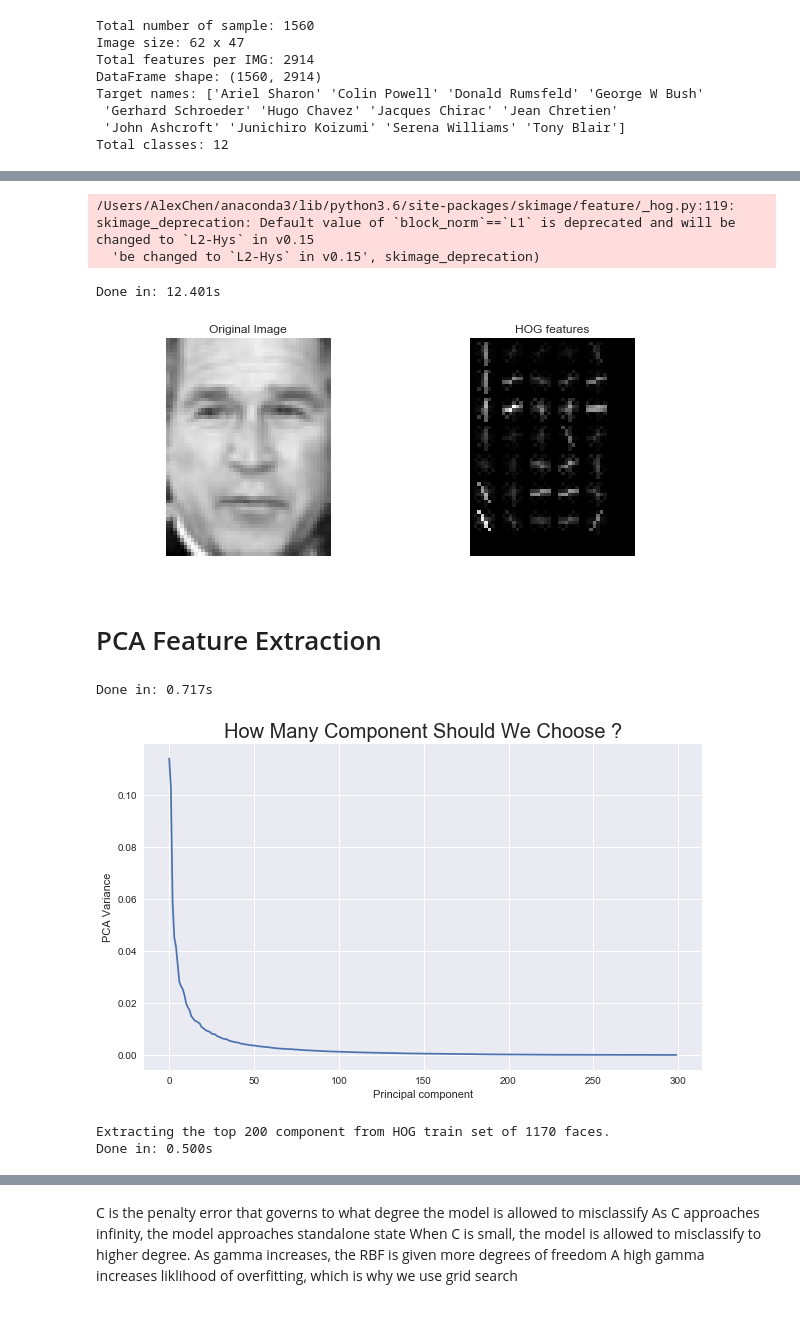
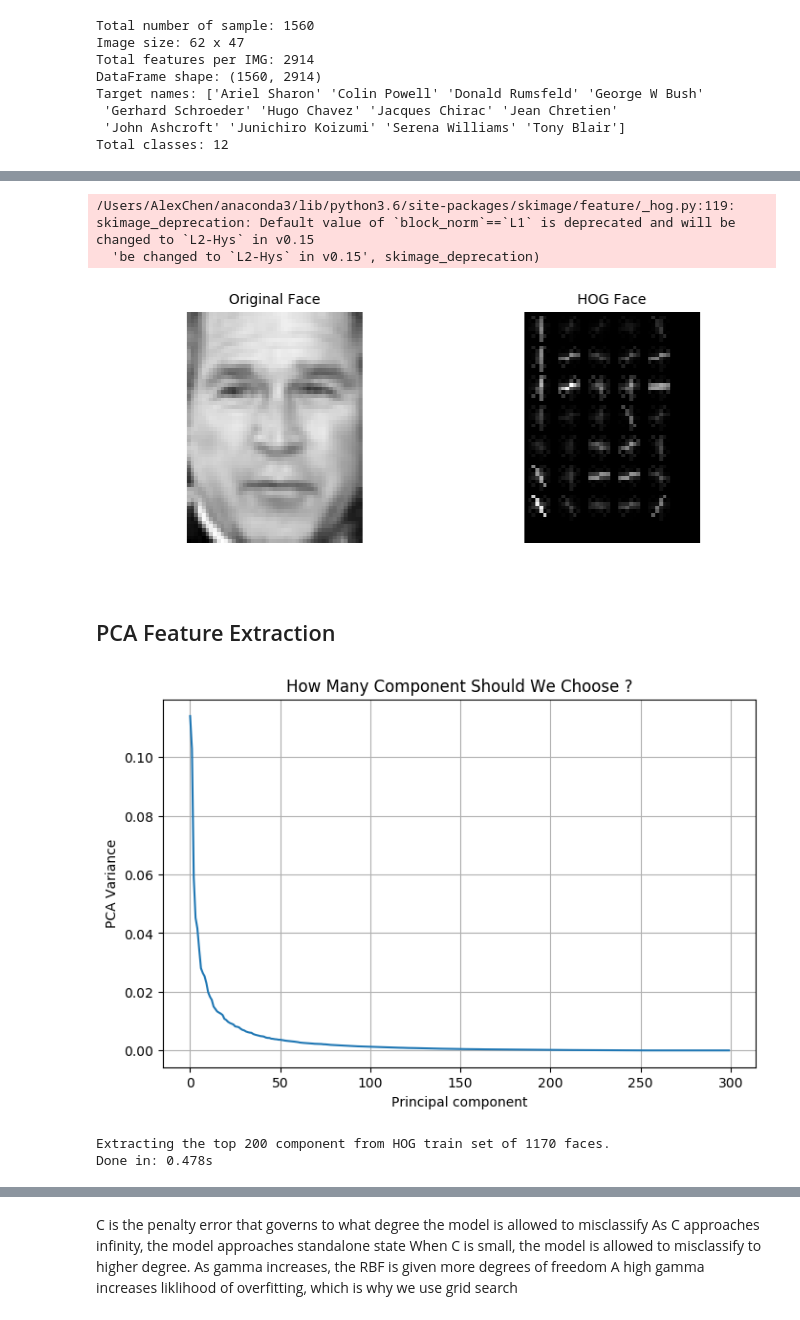
Before and after one commit to MengYao89/Data_Analysis, a Jupyter notebook: Jupyter/Face Recognition.ipynb, the cells around one changed output, grey strips where cells are left out. Saved outputs shown, nothing was run; the diff lists cells and outputs as text; code cells hidden in the pictures.

```diff
--- a/Jupyter/Face Recognition.ipynb
+++ b/Jupyter/Face Recognition.ipynb
@@ -52,14 +50,11 @@ Target names: ['Ariel Sharon' 'Colin Powell' 'Donald Rumsfeld' 'George W Bush'
  'John Ashcroft' 'Junichiro Koizumi' 'Serena Williams' 'Tony Blair']
 Total classes: 12
 # %%
-st_time = time()
-
-fig, ax = plt.subplots(3, 5, figsize=(9, 8))
+fig, ax = plt.subplots(3, 5, figsize=(8, 6))
 
 for i, axi in enumerate(ax.flat):
     axi.imshow(ori_faces.images[i], cmap='gray')
-    axi.set_title(ori_faces.target_names[ori_faces.target[i]])
+    axi.set_title(ori_faces.target_names[ori_faces.target[i]], fontsize=9)
     axi.axis('off')
-
-print('Done in: {:0.3f}s'.format(time()-st_time))
+plt.show()
 # %% [output]
@@ -82,50 +80,47 @@ We want to choose min pca component, from the plot we can see the range.
 # %%
-st_time = time()
+from skimage.feature import hog
 
 X_train_hog = np.zeros(X_train.shape)
 X_test_hog = np.zeros(X_test.shape)
 
 for i in range(X_train.shape[0]):
-    hog_vec, hog_vis = feature.hog(X_train[i].reshape(h,w), visualise=True)
+    hog_vec, hog_vis = hog(X_train[i].reshape(h,w), visualise=True)
     X_train_hog[i] = hog_vis.flat
 for i in range(X_test.shape[0]):
-    hog_vec, hog_vis = feature.hog(X_test[i].reshape(h,w), visualise=True)
+    hog_vec, hog_vis = hog(X_test[i].reshape(h,w), visualise=True)
     X_test_hog[i] = hog_vis.flat
 
-fig, ax = plt.subplots(1, 2, figsize=(10,4), sharex=True, sharey=True)
+fig, ax = plt.subplots(1, 2, figsize=(8,3), sharex=True, sharey=True)
 
 ax[0].imshow(X_train[0].reshape(h,w), cmap='gray')
-ax[0].set_title('Original Image')
+ax[0].set_title('Original Face', fontsize=10)
 ax[0].axis('off')
 
 ax[1].imshow(X_train_hog[0].reshape(h,w), cmap='gray')
-ax[1].set_title('HOG features')
+ax[1].set_title('HOG Face', fontsize=10)
 ax[1].axis('off')
 
-print('Done in: {:0.3f}s'.format(time()-st_time))
+plt.show()
 # %% [output]
 /Users/AlexChen/anaconda3/lib/python3.6/site-packages/skimage/feature/_hog.py:119: skimage_deprecation: Default value of `block_norm`==`L1` is deprecated and will be changed to `L2-Hys` in v0.15
   'be changed to `L2-Hys` in v0.15', skimage_deprecation)
-Done in: 12.401s
-[figure, old version]
+[figure, new version]
 # %% [markdown]
-# PCA Feature Extraction
+## PCA Feature Extraction
 # %%
-st_time = time()
+from sklearn.decomposition import PCA
 
 pca = PCA(n_components=300, svd_solver='randomized', whiten=True).fit(X_train_hog)
 
-plt.figure(figsize=(10,6))
+plt.figure(figsize=(8,5))
 plt.plot(pca.explained_variance_ / sum(pca.explained_variance_))
 plt.xlabel('Principal component')
 plt.ylabel('PCA Variance')
-plt.title('How Many Component Should We Choose ?', fontsize=20)
+plt.title('How Many Component Should We Choose ?')
 plt.grid(True)
-
-print('Done in: {:0.3f}s'.format(time()-st_time))
+plt.show()
 # %% [output]
-Done in: 0.717s
-[figure, old version]
+[figure, new version]
 # %%
 st_time = time()
 
@@ -140,5 +135,5 @@ X_test_pca = pca.transform(X_test_hog)
 print('Done in: {:0.3f}s'.format(time()-st_time))
 # %% [output]
 Extracting the top 200 component from HOG train set of 1170 faces.
-Done in: 0.500s
+Done in: 0.478s
 # %%
```
Also changed, not shown: parts of 28 cells of this notebook.
